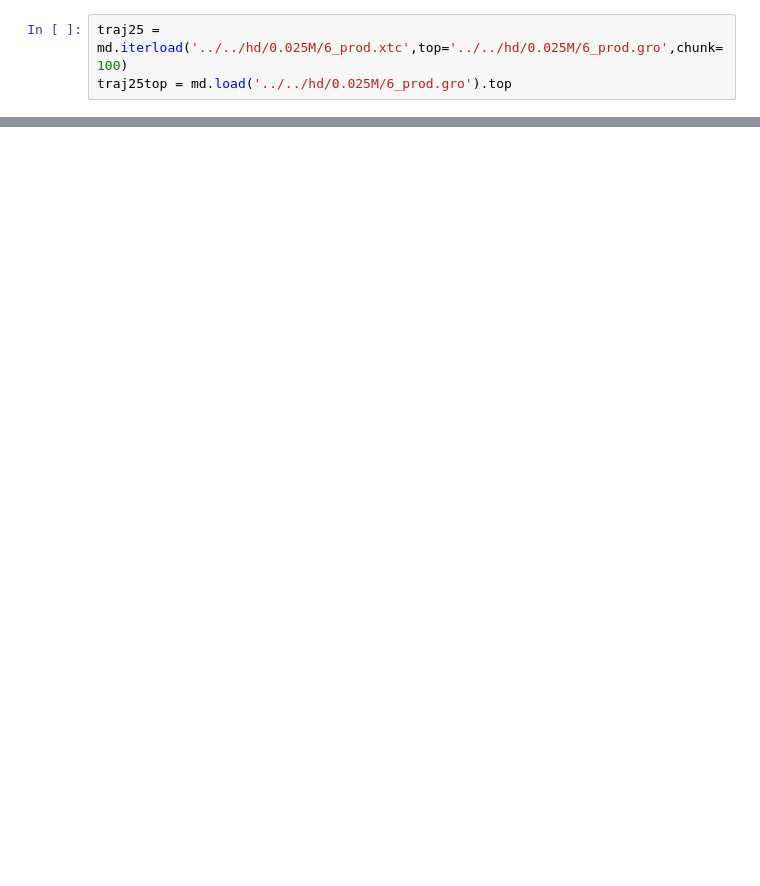
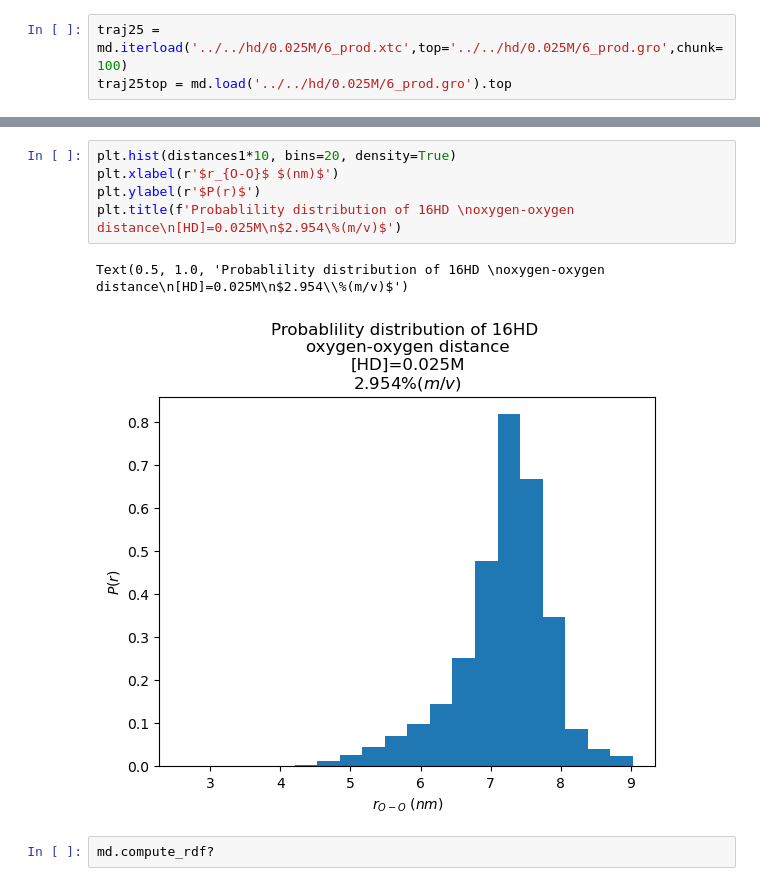
Before and after one commit to koreyr/16HD_FUS, a Jupyter notebook: hd/rg_gr.ipynb, the cells around one changed output, grey strips where cells are left out. Cells and saved outputs as stored; diff of their text form; blank space fills up the shorter version.

```diff
--- a/hd/rg_gr.ipynb
+++ b/hd/rg_gr.ipynb
@@ -34,0 +87,10 @@ for chunk in traj25:
+# %%
+plt.hist(distances1*10, bins=20, density=True)
+plt.xlabel(r'$r_{O-O}$ $(nm)$')
+plt.ylabel(r'$P(r)$')
+plt.title(f'Probablility distribution of 16HD \noxygen-oxygen distance\n[HD]=0.025M\n$2.954\%(m/v)$')
+# %% [output]
+Text(0.5, 1.0, 'Probablility distribution of 16HD \noxygen-oxygen distance\n[HD]=0.025M\n$2.954\\%(m/v)$')
+[figure, added]
+# %%
+md.compute_rdf?
```
Also changed, not shown: parts of 14 cells of this notebook, 27 other files.
